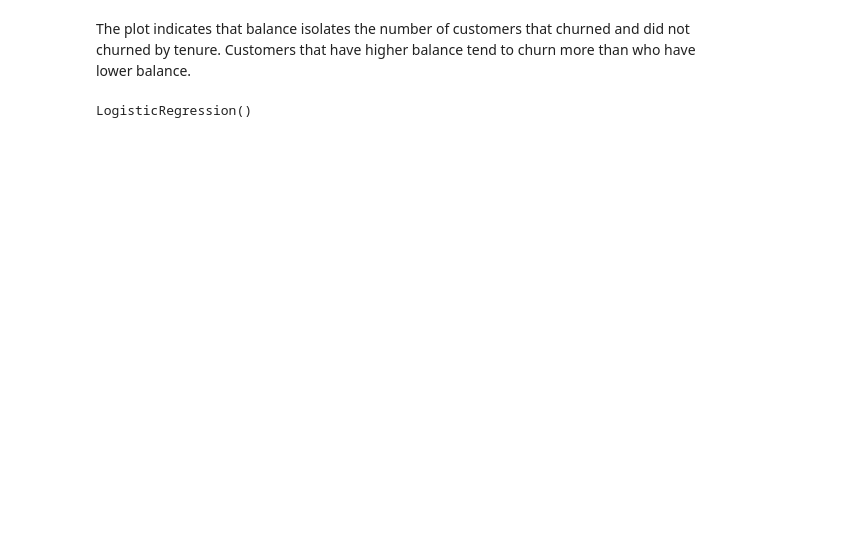
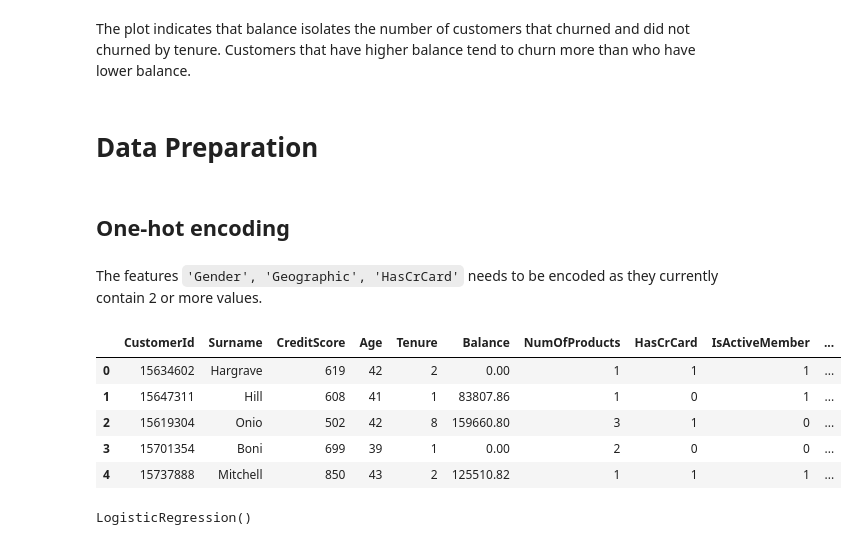
Before and after one commit to BrianLoe/ChurnPrediction, a Jupyter notebook: ChurnAnalysis.ipynb, the cells around one changed output. Cells and saved outputs as stored; diff of their text form; code cells hidden in the pictures; blank space fills up the shorter version.

```diff
--- a/ChurnAnalysis.ipynb
+++ b/ChurnAnalysis.ipynb
@@ -247,2 +263,25 @@ plt.show()
 # %% [markdown]
 The plot indicates that balance isolates the number of customers that churned and did not churned by tenure. Customers that have higher balance tend to churn more than who have lower balance.
+# %% [markdown]
+# Data Preparation
+# %% [markdown]
+## One-hot encoding
+# %% [markdown]
+The features `'Gender', 'Geographic', 'HasCrCard'` needs to be encoded as they currently contain 2 or more values.
+# %%
+def encode_concat(data, column):
+    new_df = pd.get_dummies(data[column])
+    df = pd.concat([data,new_df],axis=1)
+    df.drop(column, axis=1,inplace=True)
+    return df
+
+prepDf = encode_concat(df,'Gender')
+prepDf = encode_concat(prepDf, 'Geography')
+prepDf.head()
+# %% [output]
+|  | CustomerId | Surname | CreditScore | Age | Tenure | Balance | NumOfProducts | HasCrCard | IsActiveMember | ... |
+| 0 | 15634602 | Hargrave | 619 | 42 | 2 | 0.00 | 1 | 1 | 1 | ... |
+| 1 | 15647311 | Hill | 608 | 41 | 1 | 83807.86 | 1 | 0 | 1 | ... |
+| 2 | 15619304 | Onio | 502 | 42 | 8 | 159660.80 | 3 | 1 | 0 | ... |
+| 3 | 15701354 | Boni | 699 | 39 | 1 | 0.00 | 2 | 0 | 0 | ... |
+| 4 | 15737888 | Mitchell | 850 | 43 | 2 | 125510.82 | 1 | 1 | 1 | ... |
```
Also changed, not shown: parts of 11 cells of this notebook.
